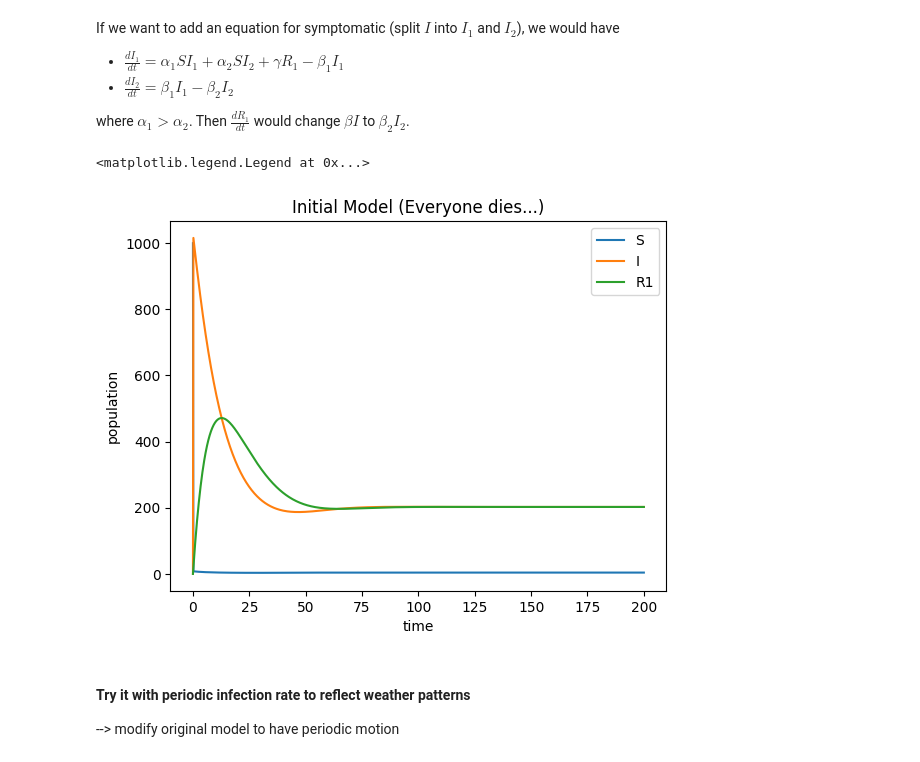
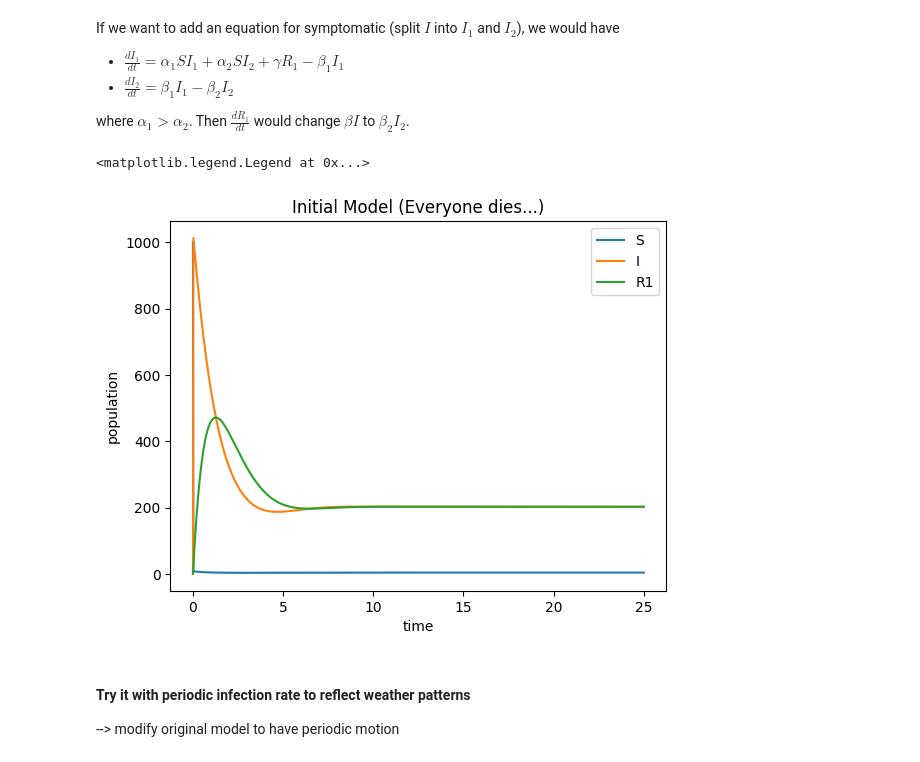
Before and after one commit to ACME-Vol4-Project1/save-axolotls, a Jupyter notebook: model.ipynb, the cells around one changed output. Cells and saved outputs as stored; diff of their text form; code cells hidden in the pictures.

```diff
--- a/model.ipynb
+++ b/model.ipynb
@@ -20,7 +20,7 @@ If we want to add an equation for symptomatic (split $I$ into $I_1$ and $I_2$),
 where $\alpha_1 > \alpha_2$. Then $\frac{dR_1}{dt}$ would change $\beta I$ to $\beta_2 I_2$.
 # %%
 # SIRR model  (FIX PARAMETERS WHEN WE GET THEM)
-def disease_model(t, y, params=[.1e1, .01e1, .1e1, .01e1, .8e1, .5e1]):
+def disease_model(t, y, params=[.1e2, .01e2, .1e2, .01e2, .8e2, .5e2]):
     S, I, R1, R2 = y    # unpack variables
     alpha, beta, gamma, delta, zeta, pi = params
 
@@ -32,21 +32,21 @@ def disease_model(t, y, params=[.1e1, .01e1, .1e1, .01e1, .8e1, .5e1]):
 
     return [dS, dI, dR1, dR2]
 # %%
-sol = solve_ivp(disease_model, t_span=[0, 200], y0=[1000, 1, 0, 0], t_eval=np.linspace(0, 200, 1000))
-t_vals = np.linspace(0, 200, 1000)
+sol = solve_ivp(disease_model, t_span=[0, 25], y0=[1000, 1, 0, 0], t_eval=np.linspace(0, 25, 1000))
+t_vals = np.linspace(0, 25, 1000)
 
 plt.plot(t_vals, sol.y[0], label='S')
 plt.plot(t_vals, sol.y[1], label="I")
 plt.plot(t_vals, sol.y[2], label="R1")
 # plt.plot(t_vals, sol.y[3], label="R2")
 plt.title("Initial Model (Everyone dies...)")
 plt.xlabel("time")
 plt.ylabel("population")
 # plt.ylim(0, 100)
 plt.legend()
 # %% [output]
 <matplotlib.legend.Legend at 0x...>
-[figure, old version]
+[figure, new version]
 # %% [markdown]
 #### Try it with periodic infection rate to reflect weather patterns
 
```
Also changed, not shown: parts of 5 cells of this notebook.
